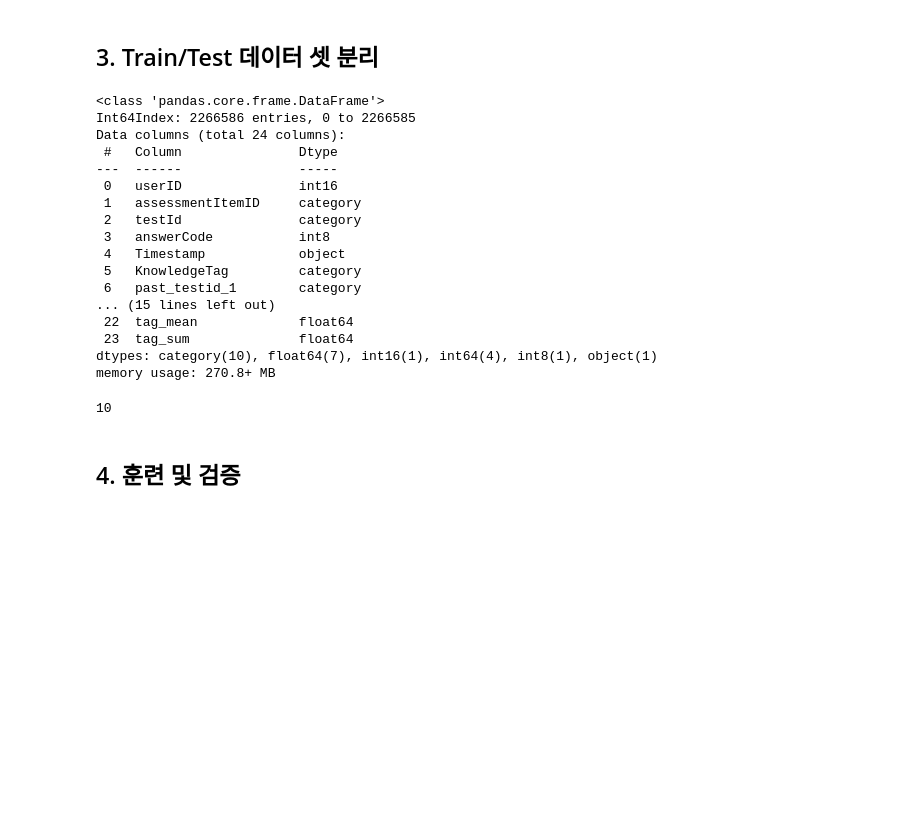
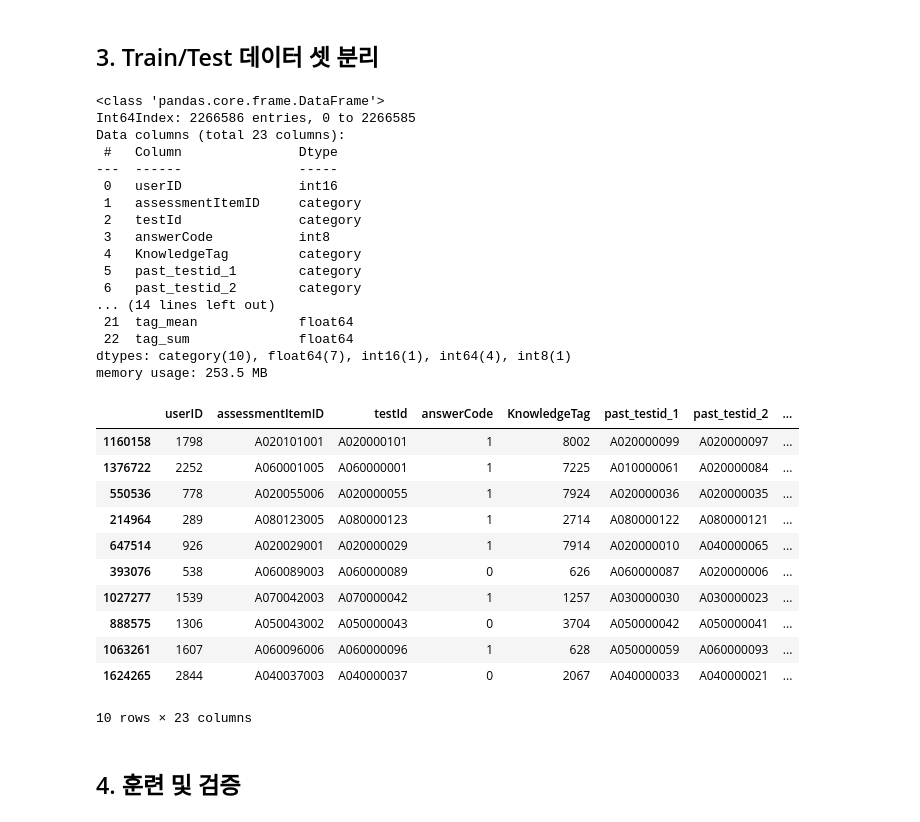
Before and after one commit to boostcampaitech3/level2-dkt-level2-recsys-04, a Jupyter notebook: LightGBM/LGBM.ipynb, the cells around one changed output. Saved outputs shown, nothing was run; the diff lists cells and outputs as text; code cells hidden in the pictures; blank space fills up the shorter version.

```diff
--- a/LightGBM/LGBM.ipynb
+++ b/LightGBM/LGBM.ipynb
@@ -157,29 +137,39 @@ import numpy as np
 # %%
 lgb_train = lgb.Dataset(train[FEATS], y_train)
 lgb_test = lgb.Dataset(test[FEATS], y_test)
-# %%
-df.info()
-
-len(cate)
-# %% [output]
-<class 'pandas.core.frame.DataFrame'>
-Int64Index: 2266586 entries, 0 to 2266585
-Data columns (total 24 columns):
- #   Column               Dtype
----  ------               -----
- 0   userID               int16
- 1   assessmentItemID     category
- 2   testId               category
- 3   answerCode           int8
- 4   Timestamp            object
- 5   KnowledgeTag         category
- 6   past_testid_1        category
-... (15 lines left out)
- 22  tag_mean             float64
- 23  tag_sum              float64
-dtypes: category(10), float64(7), int16(1), int64(4), int8(1), object(1)
-memory usage: 270.8+ MB
-10
+# %%
+df.info()
+df.sample(10)
+# %% [output]
+<class 'pandas.core.frame.DataFrame'>
+Int64Index: 2266586 entries, 0 to 2266585
+Data columns (total 23 columns):
+ #   Column               Dtype
+---  ------               -----
+ 0   userID               int16
+ 1   assessmentItemID     category
+ 2   testId               category
+ 3   answerCode           int8
+ 4   KnowledgeTag         category
+ 5   past_testid_1        category
+ 6   past_testid_2        category
+... (14 lines left out)
+ 21  tag_mean             float64
+ 22  tag_sum              float64
+dtypes: category(10), float64(7), int16(1), int64(4), int8(1)
+memory usage: 253.5 MB
+|  | userID | assessmentItemID | testId | answerCode | KnowledgeTag | past_testid_1 | past_testid_2 | ... |
+| 1160158 | 1798 | A020101001 | A020000101 | 1 | 8002 | A020000099 | A020000097 | ... |
+| 1376722 | 2252 | A060001005 | A060000001 | 1 | 7225 | A010000061 | A020000084 | ... |
+| 550536 | 778 | A020055006 | A020000055 | 1 | 7924 | A020000036 | A020000035 | ... |
+| 214964 | 289 | A080123005 | A080000123 | 1 | 2714 | A080000122 | A080000121 | ... |
+| 647514 | 926 | A020029001 | A020000029 | 1 | 7914 | A020000010 | A040000065 | ... |
+| 393076 | 538 | A060089003 | A060000089 | 0 | 626 | A060000087 | A020000006 | ... |
+| 1027277 | 1539 | A070042003 | A070000042 | 1 | 1257 | A030000030 | A030000023 | ... |
+| 888575 | 1306 | A050043002 | A050000043 | 0 | 3704 | A050000042 | A050000041 | ... |
+| 1063261 | 1607 | A060096006 | A060000096 | 1 | 628 | A050000059 | A060000093 | ... |
+| 1624265 | 2844 | A040037003 | A040000037 | 0 | 2067 | A040000033 | A040000021 | ... |
+10 rows × 23 columns
 # %% [markdown]
 ## 4. 훈련 및 검증
 # %%
```
Also changed, not shown: parts of 4 cells of this notebook.
